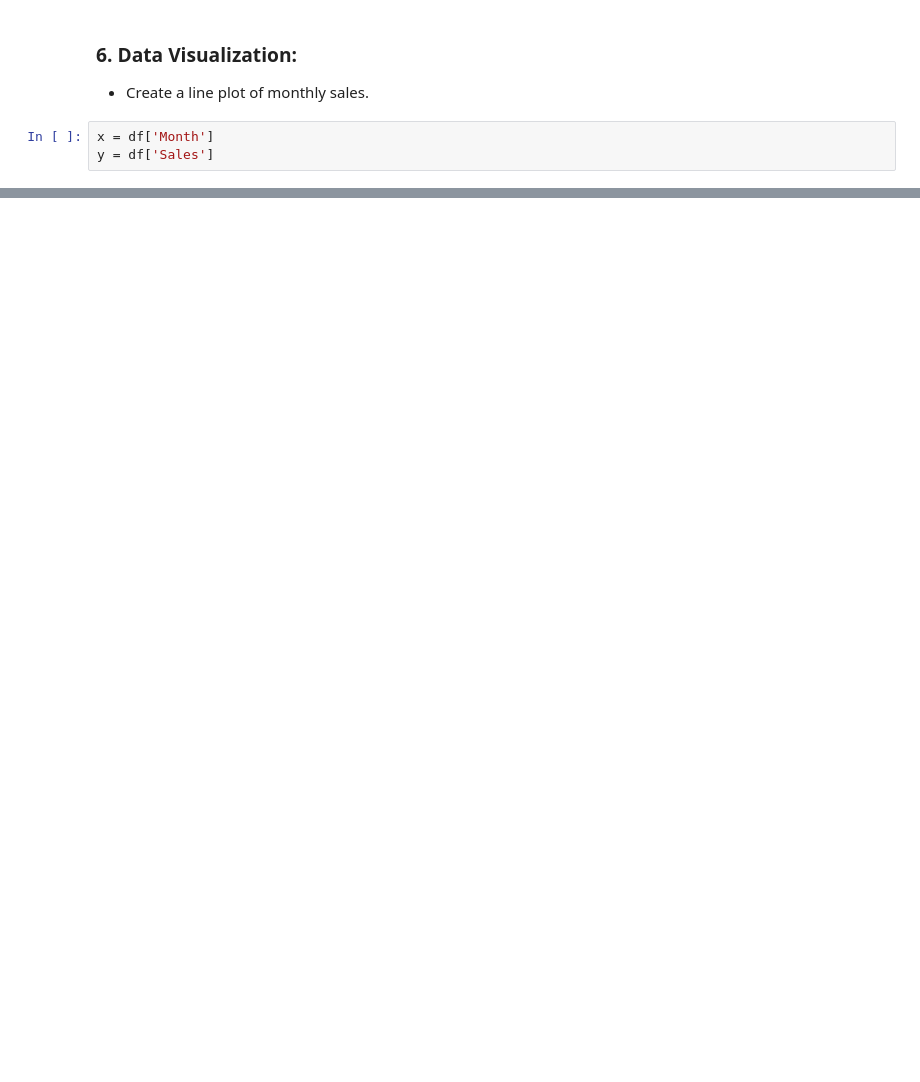
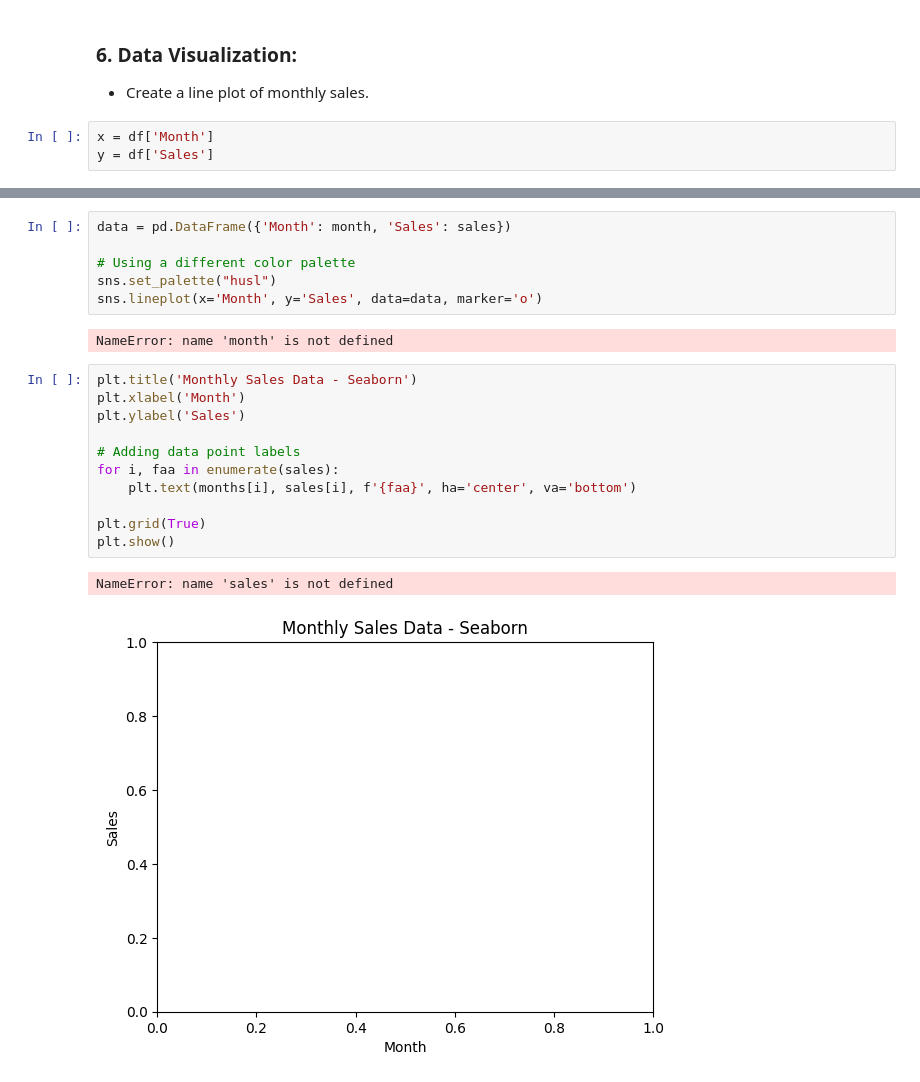
Before and after one commit to kvl00l/project, a Jupyter notebook: Project.ipynb, the cells around one changed output, grey strips where cells are left out. Drawn from its saved outputs; the diff is of its cells as text; blank space fills up the shorter version.

```diff
--- a/Project.ipynb
+++ b/Project.ipynb
@@ -96,0 +114,22 @@ plt.show()
+# %%
+data = pd.DataFrame({'Month': month, 'Sales': sales})
+
+# Using a different color palette
+sns.set_palette("husl")
+sns.lineplot(x='Month', y='Sales', data=data, marker='o')
+# %% [output]
+NameError: name 'month' is not defined
+# %%
+plt.title('Monthly Sales Data - Seaborn')
+plt.xlabel('Month')
+plt.ylabel('Sales')
+
+# Adding data point labels
+for i, faa in enumerate(sales):
+    plt.text(months[i], sales[i], f'{faa}', ha='center', va='bottom')
+
+plt.grid(True)
+plt.show()
+# %% [output]
+NameError: name 'sales' is not defined
+[figure, added]
```
Also changed, not shown: parts of 2 cells of this notebook.
